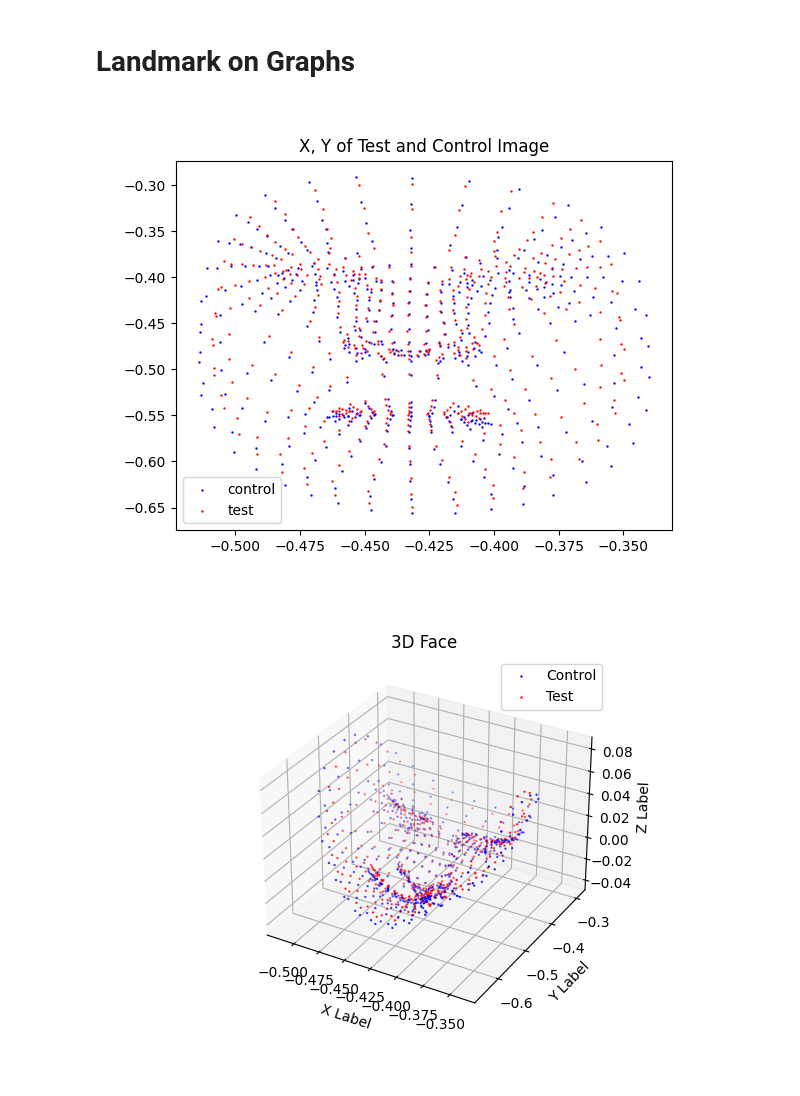
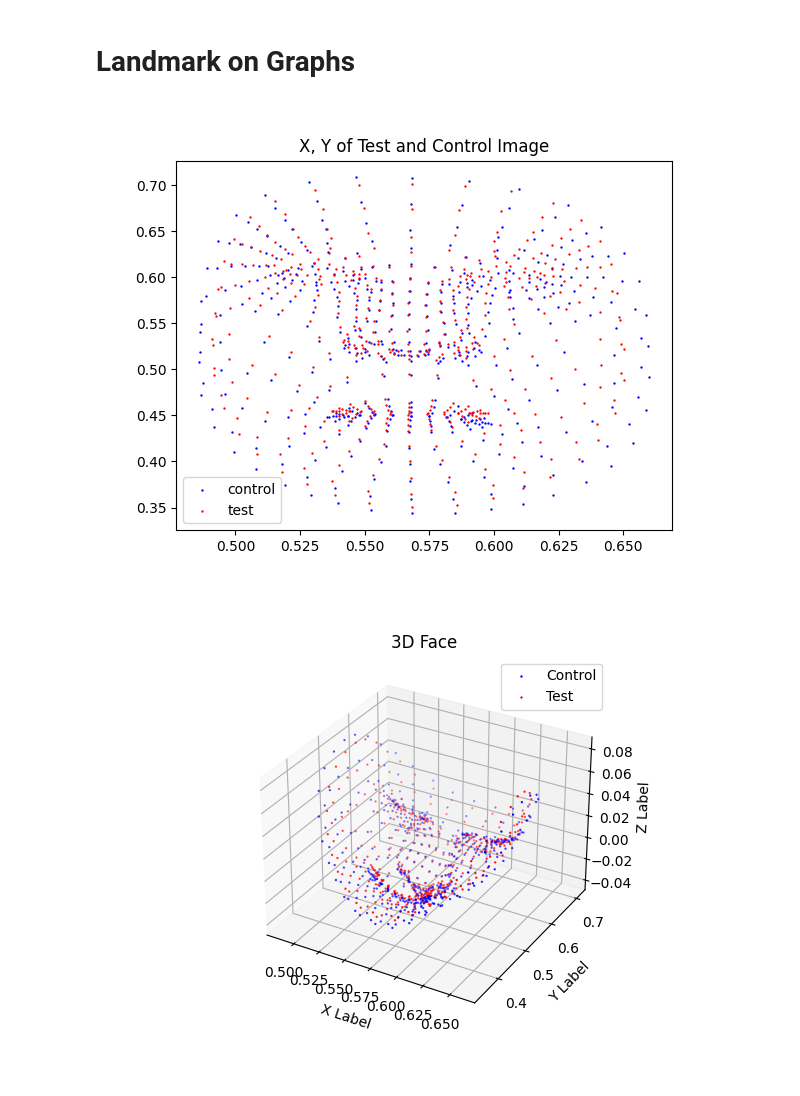
Before and after one commit to EdgyPage/VisionScratch, a Jupyter notebook: Mediapipe/LandmarkComparePOC.ipynb, the cells around one changed output. Drawn from its saved outputs; the diff is of its cells as text; code cells hidden in the pictures.

```diff
--- a/Mediapipe/LandmarkComparePOC.ipynb
+++ b/Mediapipe/LandmarkComparePOC.ipynb
@@ -164,10 +164,12 @@ def scalePoints(xCon: list, yCon: list, xTest: list, yTest: list, zCon: list, zT
     return scaledXTest, scaledYTest, scaledZTest
 
 def flipPoints(input: list):
-    flippedPoints = []
-    for index in range(len(input)):
-        flippedPoints.append(1 - input[index])
+    flippedPoints = [-p for p in input]
     return flippedPoints
+
+def reversePoints(input: list):
+    reveredPoints = [1-p for p in input]
+    return reveredPoints
 
 def rotate90CC(affine: np.array):
     rotateMatrix = np.array([[0, 1],
@@ -245,26 +247,29 @@ zTest = [landmark.z for landmark in test_result.face_landmarks[0]]
 # %%
 xControl, yControl = affineTransform(xControl, yControl)
 xTest, yTest = affineTransform(xTest, yTest)
 
 xTest, yTest, zTest = scalePoints(xControl, yControl, xTest, yTest, zControl, zTest)
 
 xTest = alignNormalizedPoints(xControl, xTest)
 yTest = alignNormalizedPoints(yControl, yTest)
 zTest = alignNormalizedPoints(zControl, zTest)
 
-#yControl = flipPoints(yControl)
-#yTest = flipPoints(yTest)
+yControl = reversePoints(flipPoints(yControl))
+yTest = reversePoints(flipPoints(yTest))
+xControl = reversePoints(flipPoints(xControl))
+xTest = reversePoints(flipPoints(xTest))
+
 #zControl = flipPoints(zControl)
 #zTest = flipPoints(zTest)
 
 fig = plt.figure()
 plt.scatter(xControl, yControl, label = 'control', color = 'blue', s = .5)
 plt.scatter(xTest, yTest, label = 'test', color = 'red', s = .5)
 plt.title('X, Y of Test and Control Image')
 plt.legend()
 plt.show()
 # %% [output]
-[figure, old version]
+[figure, new version]
 # %%
 # Create a figure and a 3D Axes
 fig = plt.figure()
@@ -285,7 +290,7 @@ ax.legend()
 #%matplotlib notebook
 plt.show()
 # %% [output]
-[figure, old version]
+[figure, new version]
 # %%
 #plt.figure()
 
```
Also changed, not shown: parts of 2 cells of this notebook.
